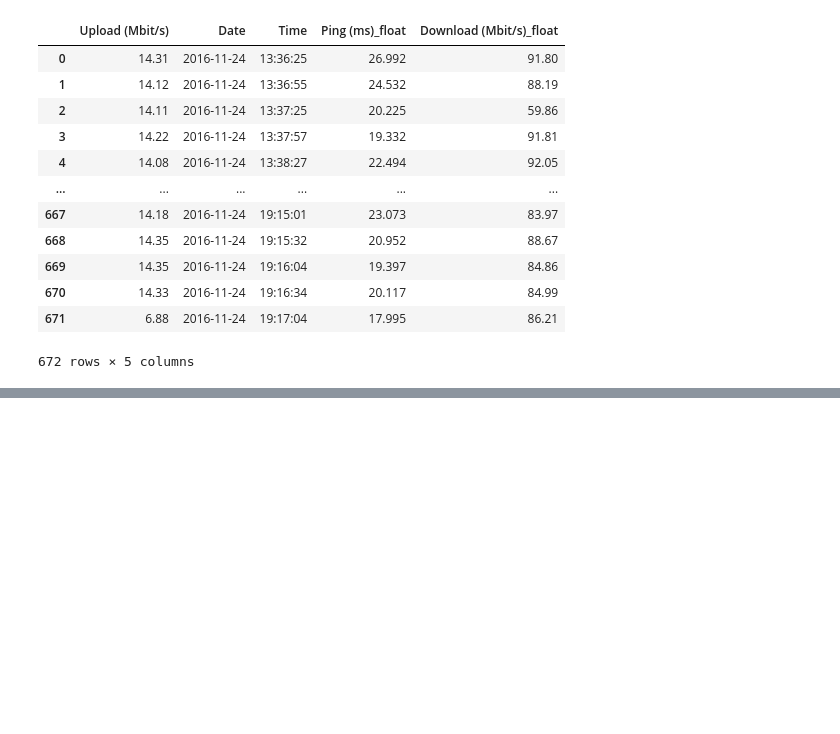
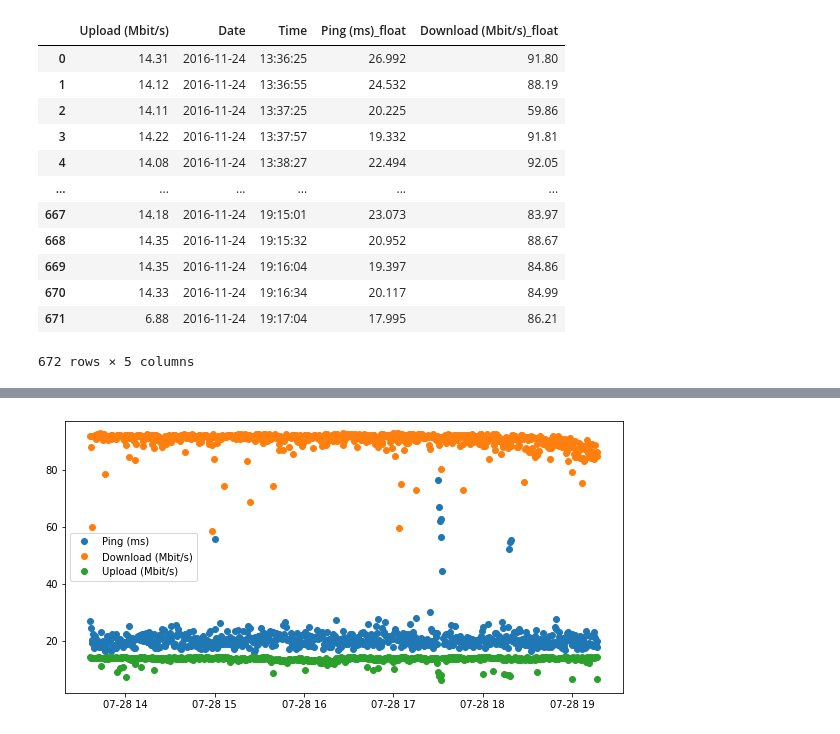
Before and after one commit to MisaelVargas/Verano2020, a Jupyter notebook: Unidad 3/3 Visualización de medidores de Internet/Visualización de medidores de Internet.ipynb, the cells around one changed output, grey strips where cells are left out. Saved outputs shown, nothing was run; the diff lists cells and outputs as text; code cells hidden in the pictures; blank space fills up the shorter version.

```diff
--- a/Unidad 3/3 Visualización de medidores de Internet/Visualización de medidores de Internet.ipynb
+++ b/Unidad 3/3 Visualización de medidores de Internet/Visualización de medidores de Internet.ipynb
@@ -142,0 +316,16 @@ NoneType
+# %%
+fig, ax = plt.subplots(figsize=(10, 5))
+
+# Create x-axis
+t = pd.to_datetime(df_clean['Time'])
+
+# Plot three curves of different colors
+ax.plot(t, df_clean['Ping (ms)'], 'o', label='Ping (ms)')
+ax.plot(t, df_clean['Download (Mbit/s)'], 'o', label='Download (Mbit/s)')
+ax.plot(t, df_clean['Upload (Mbit/s)'], 'o', label='Upload (Mbit/s)')
+
+# Insert legend
+ax.legend()
+plt.show()
+# %% [output]
+[figure, added]
```
Also changed, not shown: parts of 25 cells of this notebook.
